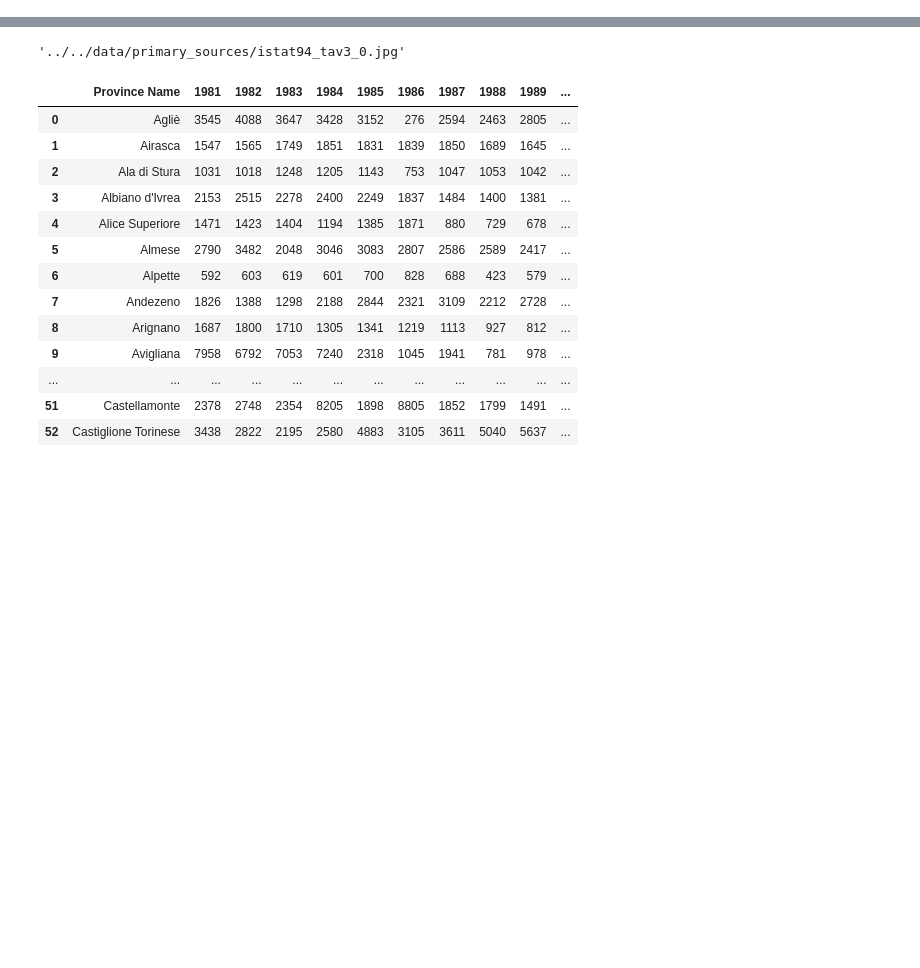
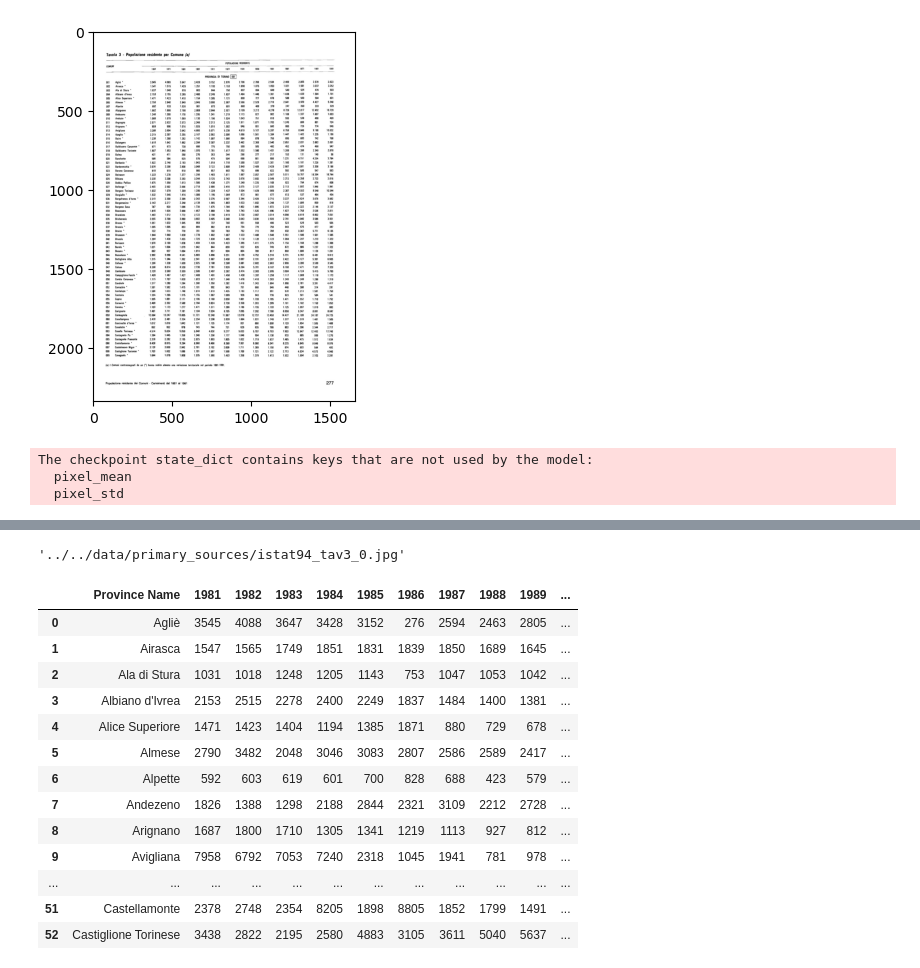
Before and after one commit to basm92/layout_parse, a Jupyter notebook: code/data_wrangling/parse_municipality_census.ipynb, the cells around one changed output, grey strips where cells are left out. Cells and saved outputs as stored; diff of their text form; code cells hidden in the pictures; blank space fills up the shorter version.

````diff
--- a/code/data_wrangling/parse_municipality_census.ipynb
+++ b/code/data_wrangling/parse_municipality_census.ipynb
@@ -29,40 +20,18 @@ image_path = "../../data/primary_sources/Paris_1878_Italy_7.jpg"
 # %%
-# Convert to JPG from source
-images = convert_from_path('../../data/primary_sources/istat94_tav3.pdf')
+image = cv2.imread('../../data/primary_sources/istat94_tav3_0.jpg')
+plt.imshow(image);
 
-for count, image in enumerate(images):
-    image.save(f'../../data/primary_sources/istat94_tav3_{count}.jpg', 'JPEG')
+image = image[..., ::-1]
+# %% [output]
+[figure, added]
 # %%
-# try this approach then..
-def chatgpt_csv(file_path):
-    base64_image = encode_image(file_path)
-    messages = [
-        {
-            "role": "user",
-            "content": [
-                {
-                    "type": "text",
-                    "text": "Parse this image to .csv with \t as a delimiter. Put the Years in columns. Create a separate column for Province Name. Delimit the csv file by ```csv at the beginning and ``` at the end."
-                },
-                {
-                    "type": "image_url",
-                    "image_url": {
-                        "url": f"embedded-picture",
-                        "detail":"high"
-                    }
-                }
-            ]
-        }
-    ]
-    response = client.chat.completions.create(
-        model="gpt-4-turbo",
-        messages=messages,
-        max_tokens=4096
-    )
-    csv_content = response.choices[0].message.content
-    csv_string = csv_content.split('```csv\n')[1].split('```')[0]
-    df = pd.read_csv(io.StringIO(csv_string), delimiter='\t')
-    df['Pdf'] = os.path.basename(file_path)
-    output_path = os.path.join("../../data/gpt_ocr/", os.path.basename(file_path) + ".csv")
-    df.to_csv(output_path, sep="\t", index=False)
-    return df
+#interpolation_method = Image.Resampling.BILINEAR if hasattr(Image, 'Resampling') else Image.BILINEAR
+model = lp.Detectron2LayoutModel(
+            config_path ='lp://TableBank/faster_rcnn_R_101_FPN_3x/config', # In model catalog
+            label_map   ={0: "Table"}, # In model`label_map`
+            extra_config=["MODEL.ROI_HEADS.SCORE_THRESH_TEST", 0.8] # Optional
+        )
+# %% [output]
+The checkpoint state_dict contains keys that are not used by the model:
+  pixel_mean
+  pixel_std
````
Also changed, not shown: parts of 8 cells of this notebook, 1 other file.
